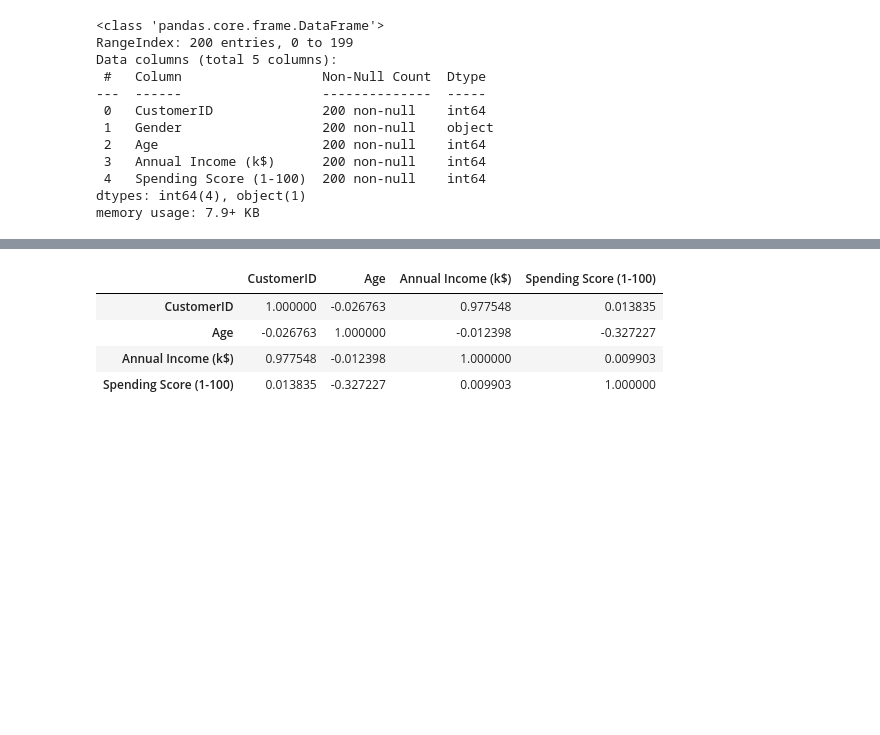
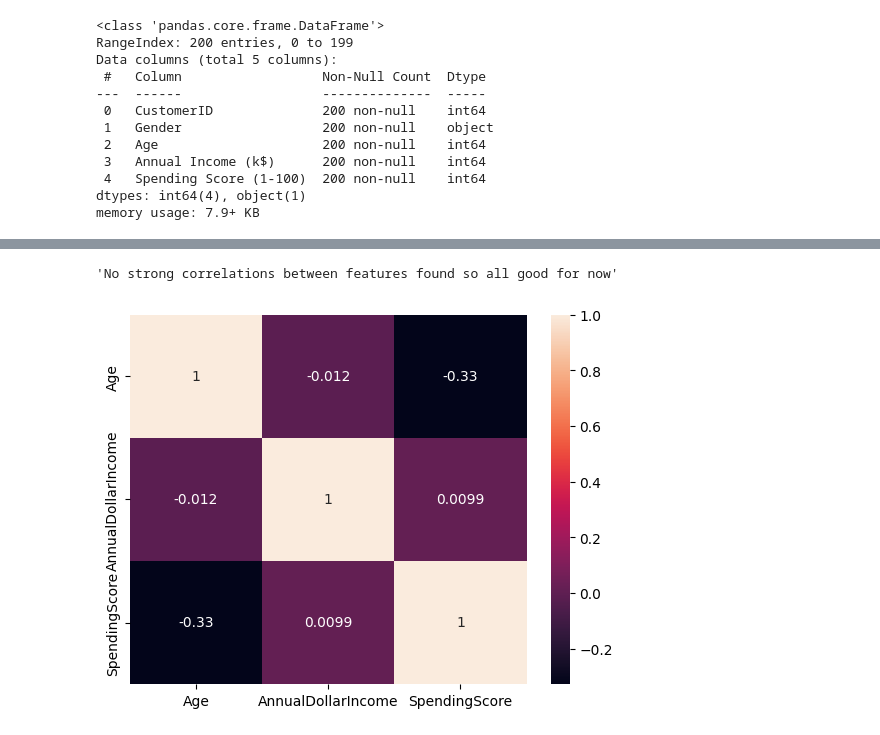
Before and after one commit to pramit910/Customer_Market_Segmentation, a Jupyter notebook: Customer_Market_Segmentation.ipynb, the cells around one changed output, grey strips where cells are left out. Saved outputs shown, nothing was run; the diff lists cells and outputs as text; code cells hidden in the pictures; blank space fills up the shorter version.

```diff
--- a/Customer_Market_Segmentation.ipynb
+++ b/Customer_Market_Segmentation.ipynb
@@ -77,11 +112,10 @@ df_main.head()
 # %%
 # visualing each feature's distribution - heatmap and pairplot
 
-correlations = df.corr(method="pearson", numeric_only=True)
-correlations
+correlations = df_main.corr(method="pearson", numeric_only=True)
+sb.heatmap(correlations, annot=True)
+
+r"""No strong correlations between features found so all good for now"""
 # %% [output]
-|  | CustomerID | Age | Annual Income (k$) | Spending Score (1-100) |
-| CustomerID | 1.000000 | -0.026763 | 0.977548 | 0.013835 |
-| Age | -0.026763 | 1.000000 | -0.012398 | -0.327227 |
-| Annual Income (k$) | 0.977548 | -0.012398 | 1.000000 | 0.009903 |
-| Spending Score (1-100) | 0.013835 | -0.327227 | 0.009903 | 1.000000 |
+'No strong correlations between features found so all good for now'
+[figure, added]
```
Also changed, not shown: parts of 23 cells of this notebook, 1 other file.
